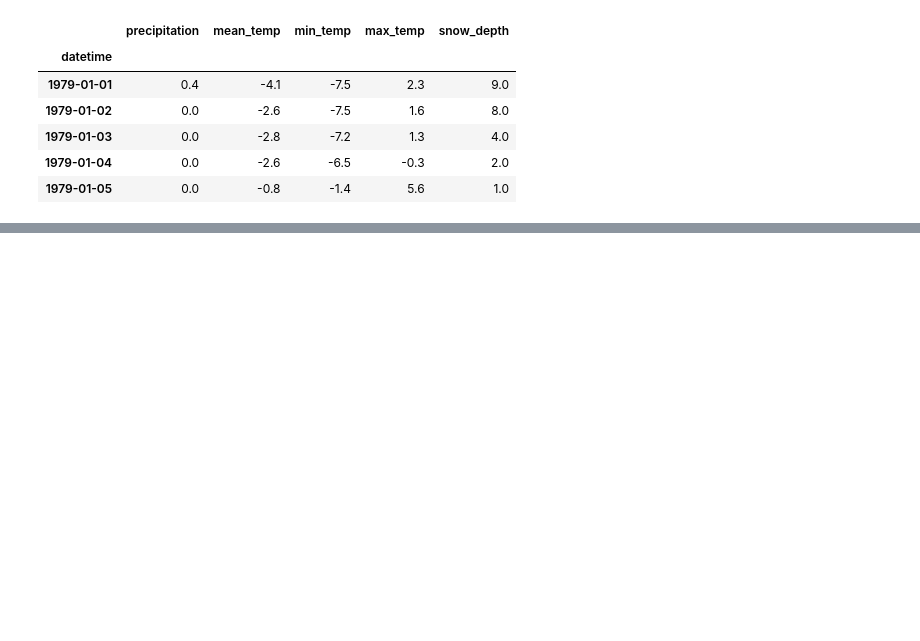
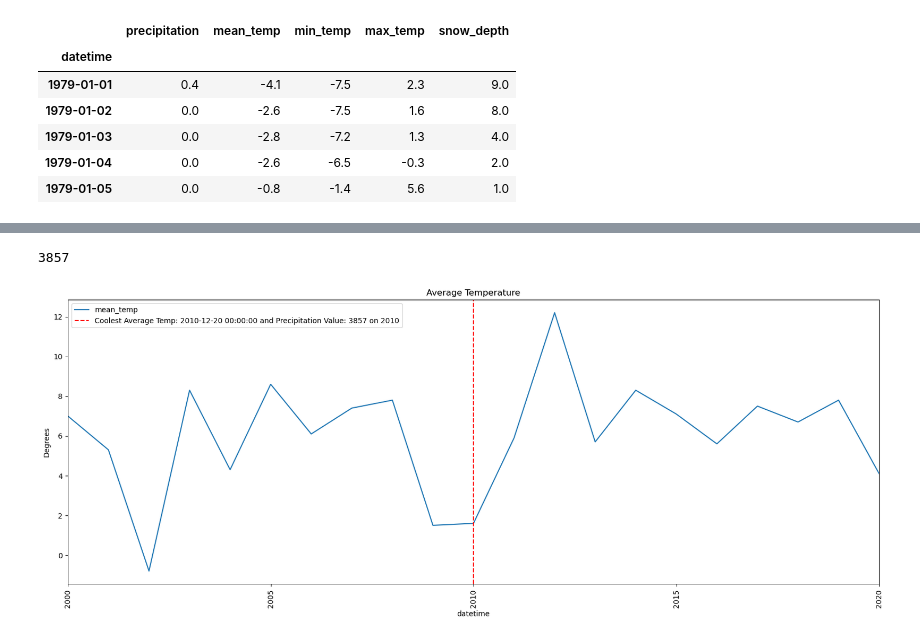
Before and after one commit to RazgrizGhost/DataVisualizations, a Jupyter notebook: (Core) Resampling Datetime Data.ipynb, the cells around one changed output, grey strips where cells are left out. Saved outputs shown, nothing was run; the diff lists cells and outputs as text; code cells hidden in the pictures; blank space fills up the shorter version.

```diff
--- a/(Core) Resampling Datetime Data.ipynb
+++ b/(Core) Resampling Datetime Data.ipynb
@@ -96,0 +201,26 @@ df.head()
+# %%
+max_prec = df.loc[date_range2, "precipitation"].value_counts().max()
+max_prec
+# %% [output]
+3857
+# %%
+yearly_loc2 = mdates.YearLocator(5)
+year_format2 = mdates.DateFormatter("%Y")
+minor_yearly_loc =  mdates.YearLocator(1)
+coolest_date = "2010-12-20"
+date3 = "2010"
+
+ts2 = df["mean_temp"].copy()
+ts2 = ts2.asfreq("AS")
+ts2 = ts2.loc["2000":"2020"]
+fig, ax = plt.subplots(figsize = (20, 8))
+ts2.plot(ax = ax, title = "Average Temperature");
+ax.xaxis.set_minor_locator(minor_yearly_loc)
+#ax.xaxis.set_major_locator(yearly_loc2) ##!! This deletes the years???
+#ax.xaxis.set_major_formatter(year_format2) ##!! Makes all the years 1970???
+ax.set_ylabel("Degrees")
+ax.axvline(coolest_date, label =  f"Coolest Average Temp: {cool_temp} and Precipitation Value: {max_prec} on {date3}", ls = "--", color = "r")
+fig.autofmt_xdate(rotation = 90, ha = "center")
+ax.legend();
+# %% [output]
+[figure, added]
```
Also changed, not shown: parts of 11 cells of this notebook.
